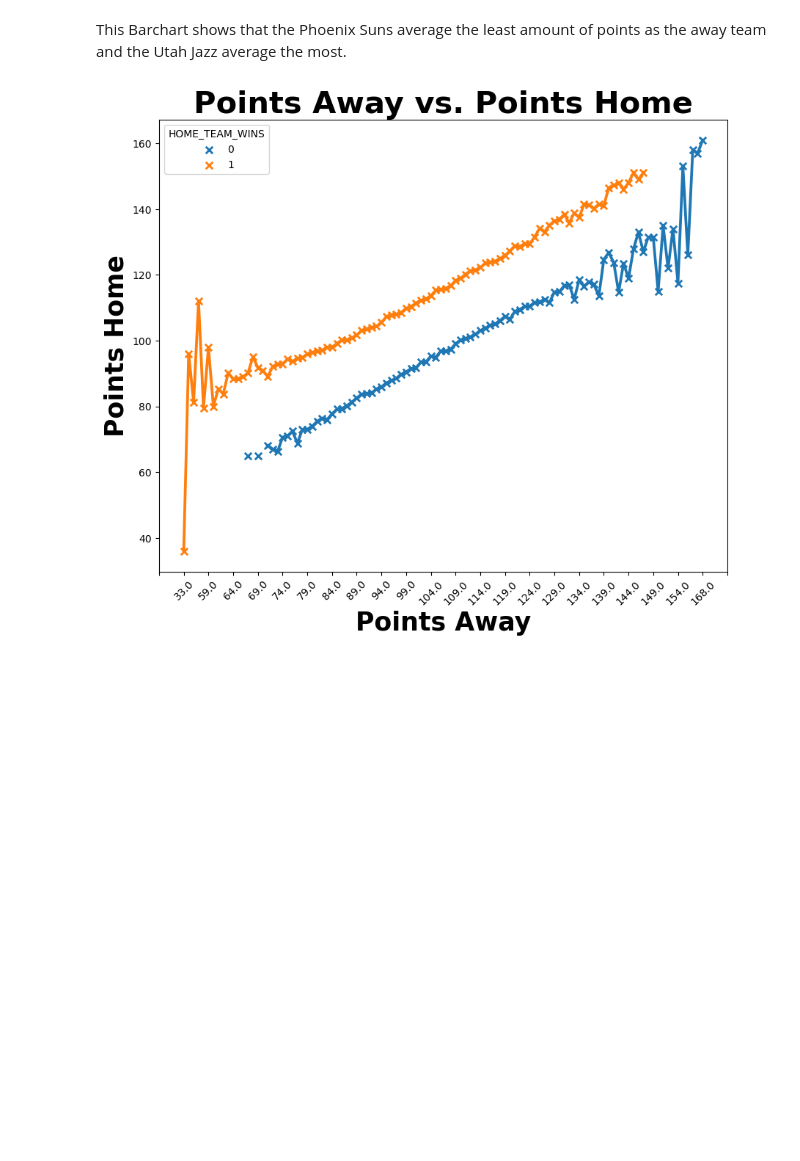
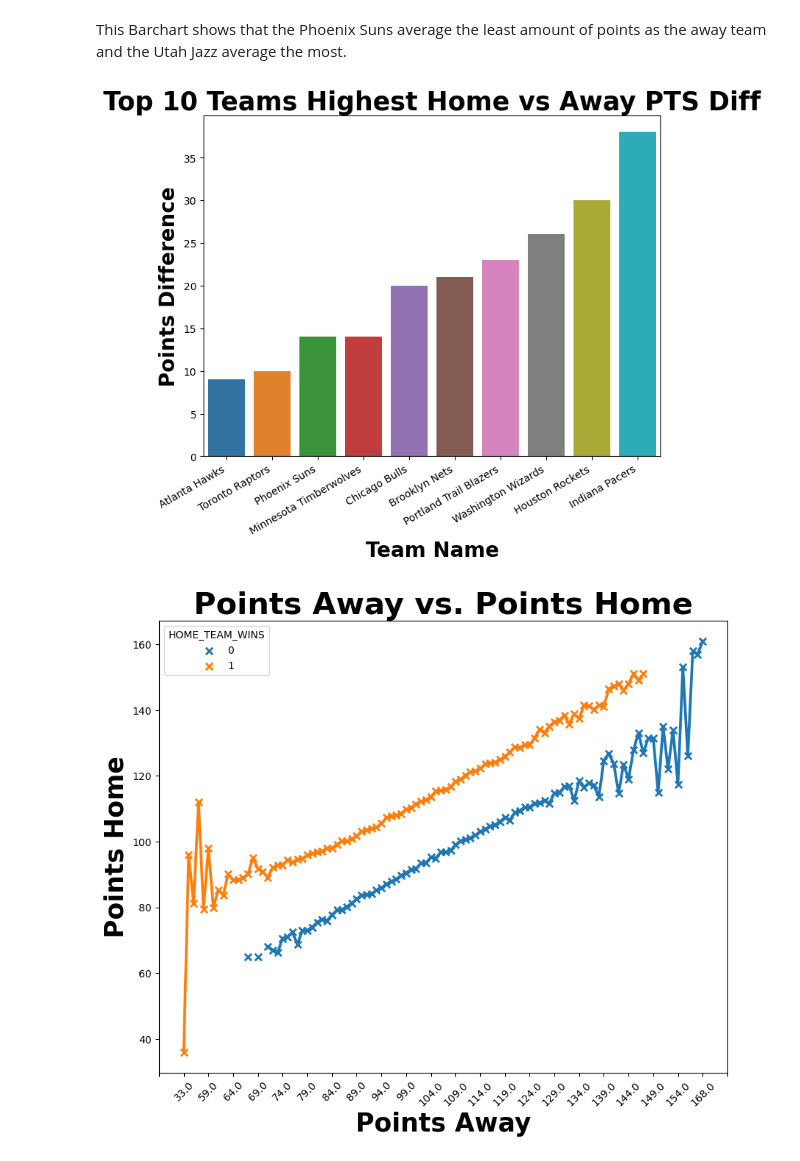
Before and after one commit to jaytrey777/NBA-Home-Team-Wins, a Jupyter notebook: NBA Home Team Wins.ipynb, the cells around one changed output. Drawn from its saved outputs; the diff is of its cells as text; code cells hidden in the pictures; blank space fills up the shorter version.

```diff
--- a/NBA Home Team Wins.ipynb
+++ b/NBA Home Team Wins.ipynb
@@ -469,5 +471,19 @@ plt.xticks(rotation = 90);
 # %% [markdown]
 This Barchart shows that the Phoenix Suns average the least amount of points as the away team and the Utah Jazz average the most.
+# %%
+h = round(df.groupby(by = 'HOME_TEAM_ID')['PTS_home'].mean(), 2)
+a = round(df.groupby(by = 'HOME_TEAM_ID')['PTS_away'].mean(), 2)
+ha = h - a
+ha = ha.sort_values(ascending = True)
+ha = ha.iloc[-10:]
+fig, ax = plt.subplots(figsize = (8, 6))
+ax = sns.barplot(x = ha.index , y = ha.sort_values(), order = ha.index)
+ax.set_title('Top 10 Teams Highest Home vs Away PTS Diff', fontsize = 25, fontweight = 'bold');
+ax.set_xlabel('Team Name', fontsize = 20, fontweight = 'bold')
+ax.set_ylabel('Points Difference', fontsize = 20, fontweight = 'bold')
+plt.xticks(rotation = 30, ha='right');
+# %% [output]
+[figure, added]
 # %%
 fig, ax = plt.subplots(figsize = (10, 8))
 ax = sns.pointplot(data = df, x = 'PTS_away', y = 'PTS_home',
```
Also changed, not shown: parts of 5 cells of this notebook.
